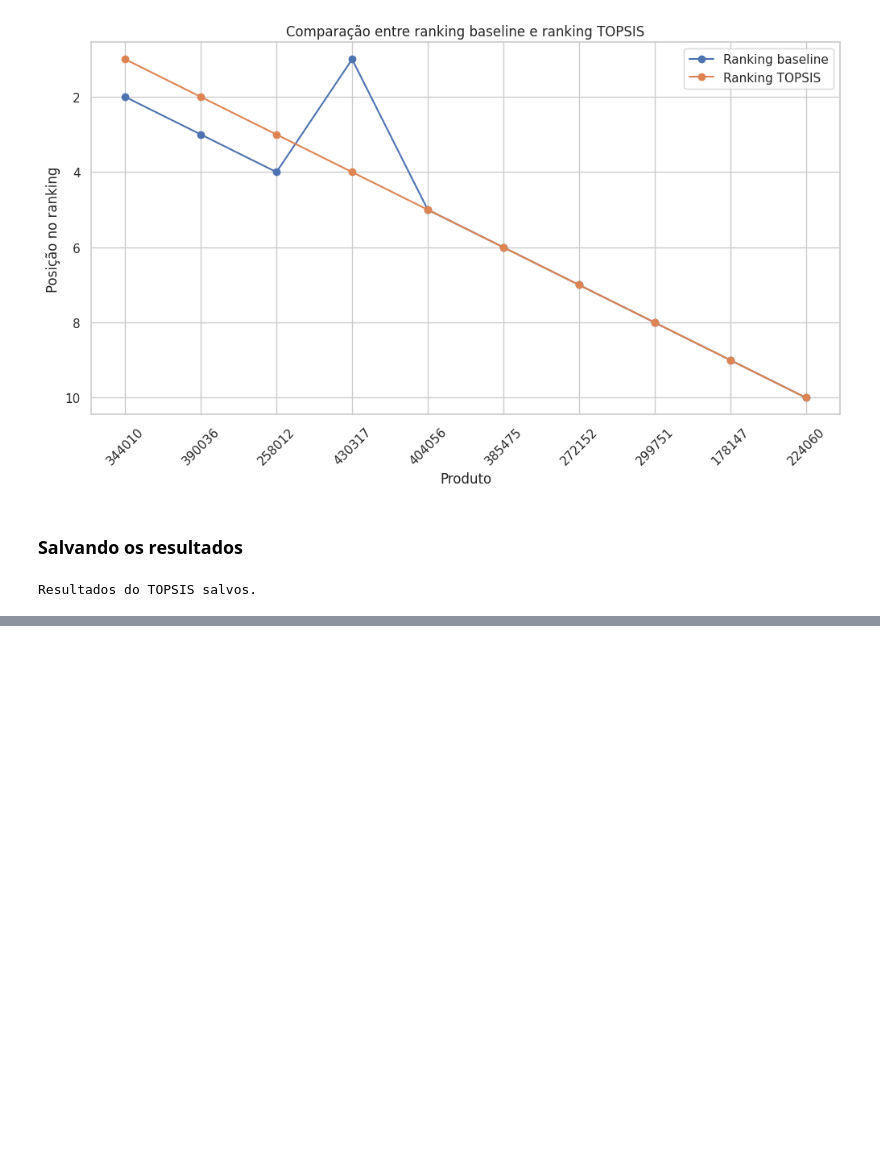
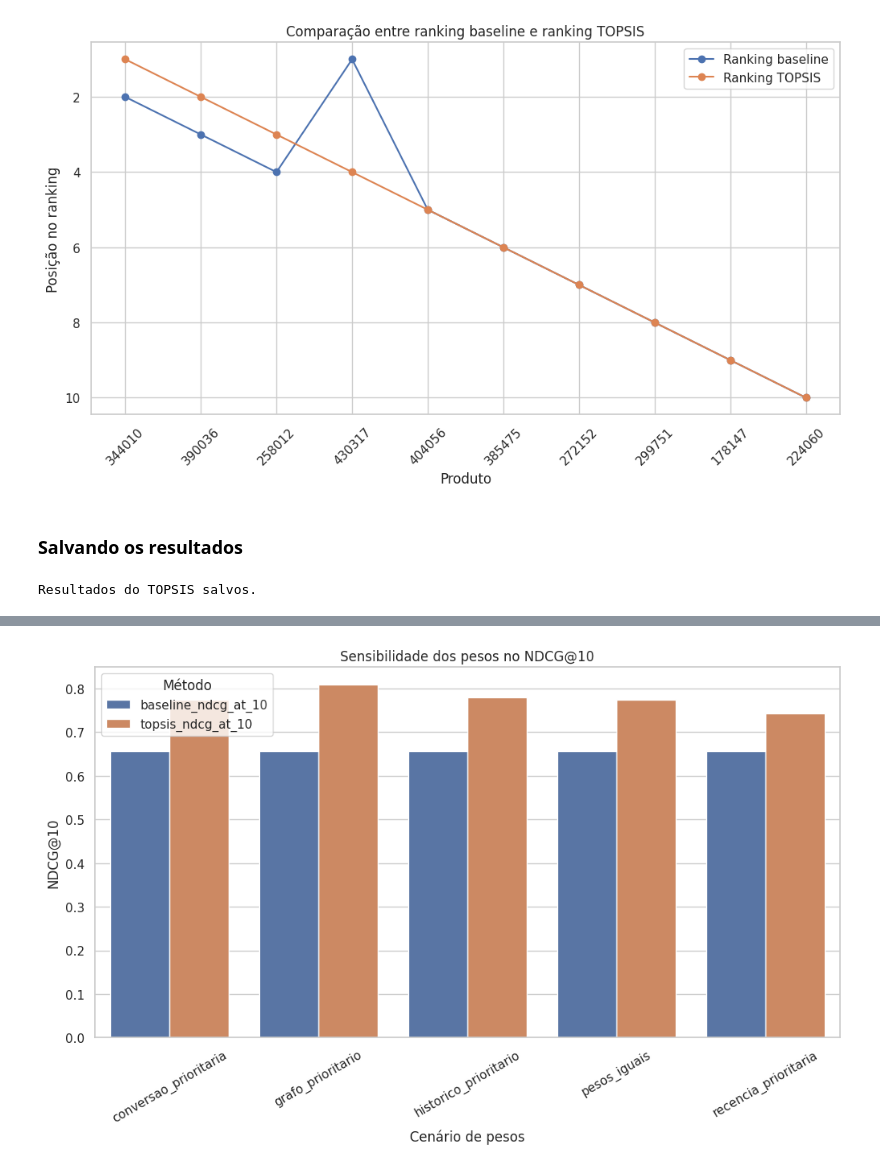
Before and after one commit to sandydiamantino/retailrocket-topsis, a Jupyter notebook: retailrocket_topsis.ipynb, the cells around one changed output, grey strips where cells are left out. Drawn from its saved outputs; the diff is of its cells as text; code cells hidden in the pictures; blank space fills up the shorter version.

```diff
--- a/retailrocket_topsis.ipynb
+++ b/retailrocket_topsis.ipynb
@@ -2026,0 +3351,18 @@ Resultados do TOPSIS salvos.
+# %%
+# Calculando as diferenças
+sensitivity_summary['delta_hit@10'] = (
+    sensitivity_summary['topsis_hit_at_10'] -
+    sensitivity_summary['baseline_hit_at_10']
+)
+
+sensitivity_summary['delta_ndcg@10'] = (
+    sensitivity_summary['topsis_ndcg_at_10'] -
+    sensitivity_summary['baseline_ndcg_at_10']
+)
+
+sensitivity_summary['delta_mrr'] = (
+    sensitivity_summary['topsis_mrr'] -
+    sensitivity_summary['baseline_mrr']
+)
+
+display(sensitivity_summary)
@@ -2026,0 +3376,30 @@ Resultados do TOPSIS salvos.
+# %%
+# Gráfico de comparação dos cenários
+plot_sensitivity = sensitivity_summary.melt(
+    id_vars='scenario',
+    value_vars=[
+        'baseline_ndcg_at_10',
+        'topsis_ndcg_at_10'
+    ],
+    var_name='metodo',
+    value_name='ndcg_at_10'
+)
+
+plt.figure(figsize=(12, 6))
+
+sns.barplot(
+    data=plot_sensitivity,
+    x='scenario',
+    y='ndcg_at_10',
+    hue='metodo'
+)
+
+plt.title('Sensibilidade dos pesos no NDCG@10')
+plt.xlabel('Cenário de pesos')
+plt.ylabel('NDCG@10')
+plt.xticks(rotation=30)
+plt.legend(title='Método')
+
+plt.show()
+# %% [output]
+[figure, added]
```
Also changed, not shown: parts of 44 cells of this notebook.
